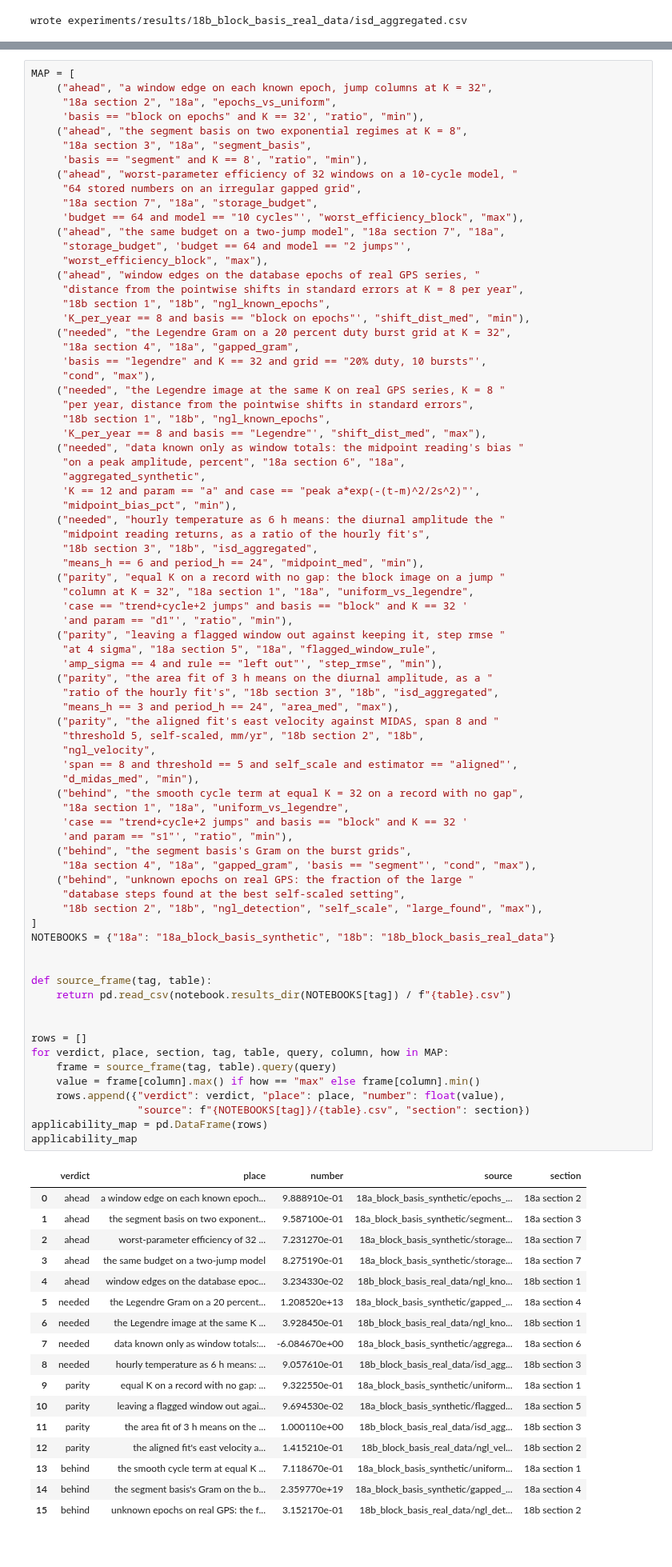
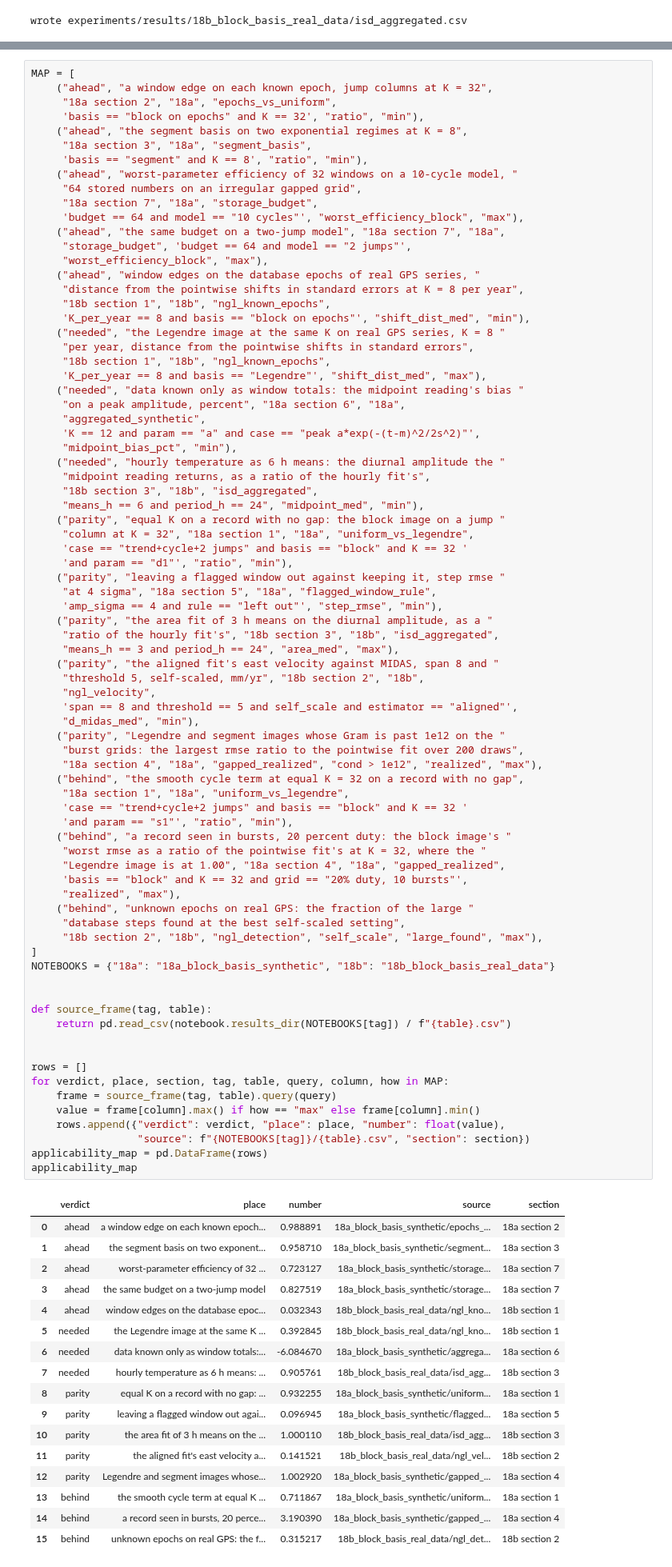
Before and after one commit to ringavirda/science-nonline, a Jupyter notebook: packages/dtfit-experimental/experiments/method/18b_block_basis_real_data.ipynb, the cells around one changed output, grey strips where cells are left out. Shown at 80% size. Saved outputs shown, nothing was run; the diff lists cells and outputs as text.

Commit message:
Notebook 18b's map reads the gapped rows from the repeated draws.

```diff
--- a/packages/dtfit-experimental/experiments/method/18b_block_basis_real_data.ipynb
+++ b/packages/dtfit-experimental/experiments/method/18b_block_basis_real_data.ipynb
@@ -794,10 +795,6 @@ MAP = [
      "distance from the pointwise shifts in standard errors at K = 8 per year",
      "18b section 1", "18b", "ngl_known_epochs",
      'K_per_year == 8 and basis == "block on epochs"', "shift_dist_med", "min"),
-    ("needed", "the Legendre Gram on a 20 percent duty burst grid at K = 32",
-     "18a section 4", "18a", "gapped_gram",
-     'basis == "legendre" and K == 32 and grid == "20% duty, 10 bursts"',
-     "cond", "max"),
     ("needed", "the Legendre image at the same K on real GPS series, K = 8 "
      "per year, distance from the pointwise shifts in standard errors",
      "18b section 1", "18b", "ngl_known_epochs",
@@ -824,51 +821,57 @@ MAP = [
     ("parity", "the aligned fit's east velocity against MIDAS, span 8 and "
      "threshold 5, self-scaled, mm/yr", "18b section 2", "18b",
      "ngl_velocity",
      'span == 8 and threshold == 5 and self_scale and estimator == "aligned"',
      "d_midas_med", "min"),
+    ("parity", "Legendre and segment images whose Gram is past 1e12 on the "
+     "burst grids: the largest rmse ratio to the pointwise fit over 200 draws",
+     "18a section 4", "18a", "gapped_realized", "cond > 1e12", "realized", "max"),
     ("behind", "the smooth cycle term at equal K = 32 on a record with no gap",
      "18a section 1", "18a", "uniform_vs_legendre",
      'case == "trend+cycle+2 jumps" and basis == "block" and K == 32 '
      'and param == "s1"', "ratio", "min"),
-    ("behind", "the segment basis's Gram on the burst grids",
-     "18a section 4", "18a", "gapped_gram", 'basis == "segment"', "cond", "max"),
+    ("behind", "a record seen in bursts, 20 percent duty: the block image's "
+     "worst rmse as a ratio of the pointwise fit's at K = 32, where the "
+     "Legendre image is at 1.00", "18a section 4", "18a", "gapped_realized",
+     'basis == "block" and K == 32 and grid == "20% duty, 10 bursts"',
+     "realized", "max"),
     ("behind", "unknown epochs on real GPS: the fraction of the large "
      "database steps found at the best self-scaled setting",
      "18b section 2", "18b", "ngl_detection", "self_scale", "large_found", "max"),
 ]
 NOTEBOOKS = {"18a": "18a_block_basis_synthetic", "18b": "18b_block_basis_real_data"}
 
 
 def source_frame(tag, table):
     return pd.read_csv(notebook.results_dir(NOTEBOOKS[tag]) / f"{table}.csv")
 
 
 rows = []
 for verdict, place, section, tag, table, query, column, how in MAP:
     frame = source_frame(tag, table).query(query)
     value = frame[column].max() if how == "max" else frame[column].min()
     rows.append({"verdict": verdict, "place": place, "number": float(value),
                  "source": f"{NOTEBOOKS[tag]}/{table}.csv", "section": section})
 applicability_map = pd.DataFrame(rows)
 applicability_map
 # %% [output]
 |  | verdict | place | number | source | section |
-| 0 | ahead | a window edge on each known epoch... | 9.888910e-01 | 18a_block_basis_synthetic/epochs_... | 18a section 2 |
-| 1 | ahead | the segment basis on two exponent... | 9.587100e-01 | 18a_block_basis_synthetic/segment... | 18a section 3 |
-| 2 | ahead | worst-parameter efficiency of 32 ... | 7.231270e-01 | 18a_block_basis_synthetic/storage... | 18a section 7 |
-| 3 | ahead | the same budget on a two-jump model | 8.275190e-01 | 18a_block_basis_synthetic/storage... | 18a section 7 |
-| 4 | ahead | window edges on the database epoc... | 3.234330e-02 | 18b_block_basis_real_data/ngl_kno... | 18b section 1 |
-| 5 | needed | the Legendre Gram on a 20 percent... | 1.208520e+13 | 18a_block_basis_synthetic/gapped_... | 18a section 4 |
-| 6 | needed | the Legendre image at the same K ... | 3.928450e-01 | 18b_block_basis_real_data/ngl_kno... | 18b section 1 |
-| 7 | needed | data known only as window totals:... | -6.084670e+00 | 18a_block_basis_synthetic/aggrega... | 18a section 6 |
-| 8 | needed | hourly temperature as 6 h means: ... | 9.057610e-01 | 18b_block_basis_real_data/isd_agg... | 18b section 3 |
-| 9 | parity | equal K on a record with no gap: ... | 9.322550e-01 | 18a_block_basis_synthetic/uniform... | 18a section 1 |
-| 10 | parity | leaving a flagged window out agai... | 9.694530e-02 | 18a_block_basis_synthetic/flagged... | 18a section 5 |
-| 11 | parity | the area fit of 3 h means on the ... | 1.000110e+00 | 18b_block_basis_real_data/isd_agg... | 18b section 3 |
-| 12 | parity | the aligned fit's east velocity a... | 1.415210e-01 | 18b_block_basis_real_data/ngl_vel... | 18b section 2 |
-| 13 | behind | the smooth cycle term at equal K ... | 7.118670e-01 | 18a_block_basis_synthetic/uniform... | 18a section 1 |
-| 14 | behind | the segment basis's Gram on the b... | 2.359770e+19 | 18a_block_basis_synthetic/gapped_... | 18a section 4 |
-| 15 | behind | unknown epochs on real GPS: the f... | 3.152170e-01 | 18b_block_basis_real_data/ngl_det... | 18b section 2 |
+| 0 | ahead | a window edge on each known epoch... | 0.988891 | 18a_block_basis_synthetic/epochs_... | 18a section 2 |
+| 1 | ahead | the segment basis on two exponent... | 0.958710 | 18a_block_basis_synthetic/segment... | 18a section 3 |
+| 2 | ahead | worst-parameter efficiency of 32 ... | 0.723127 | 18a_block_basis_synthetic/storage... | 18a section 7 |
+| 3 | ahead | the same budget on a two-jump model | 0.827519 | 18a_block_basis_synthetic/storage... | 18a section 7 |
+| 4 | ahead | window edges on the database epoc... | 0.032343 | 18b_block_basis_real_data/ngl_kno... | 18b section 1 |
+| 5 | needed | the Legendre image at the same K ... | 0.392845 | 18b_block_basis_real_data/ngl_kno... | 18b section 1 |
+| 6 | needed | data known only as window totals:... | -6.084670 | 18a_block_basis_synthetic/aggrega... | 18a section 6 |
+| 7 | needed | hourly temperature as 6 h means: ... | 0.905761 | 18b_block_basis_real_data/isd_agg... | 18b section 3 |
+| 8 | parity | equal K on a record with no gap: ... | 0.932255 | 18a_block_basis_synthetic/uniform... | 18a section 1 |
+| 9 | parity | leaving a flagged window out agai... | 0.096945 | 18a_block_basis_synthetic/flagged... | 18a section 5 |
+| 10 | parity | the area fit of 3 h means on the ... | 1.000110 | 18b_block_basis_real_data/isd_agg... | 18b section 3 |
+| 11 | parity | the aligned fit's east velocity a... | 0.141521 | 18b_block_basis_real_data/ngl_vel... | 18b section 2 |
+| 12 | parity | Legendre and segment images whose... | 1.002920 | 18a_block_basis_synthetic/gapped_... | 18a section 4 |
+| 13 | behind | the smooth cycle term at equal K ... | 0.711867 | 18a_block_basis_synthetic/uniform... | 18a section 1 |
+| 14 | behind | a record seen in bursts, 20 perce... | 3.190390 | 18a_block_basis_synthetic/gapped_... | 18a section 4 |
+| 15 | behind | unknown epochs on real GPS: the f... | 0.315217 | 18b_block_basis_real_data/ngl_det... | 18b section 2 |
 # %%
 for row, spec in zip(applicability_map.itertuples(), MAP):
     frame = source_frame(spec[3], spec[4]).query(spec[5])
```
Also changed, not shown: parts of 6 cells of this notebook, 1 other file.
